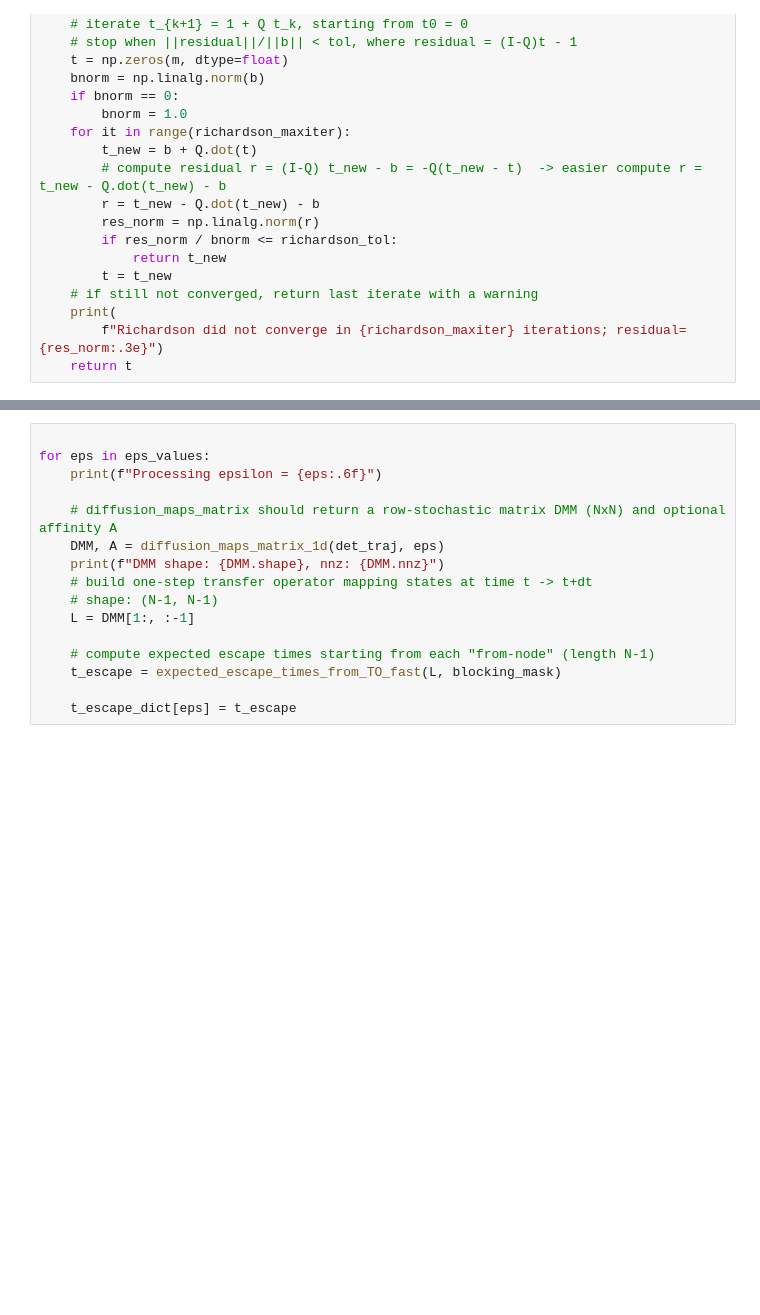
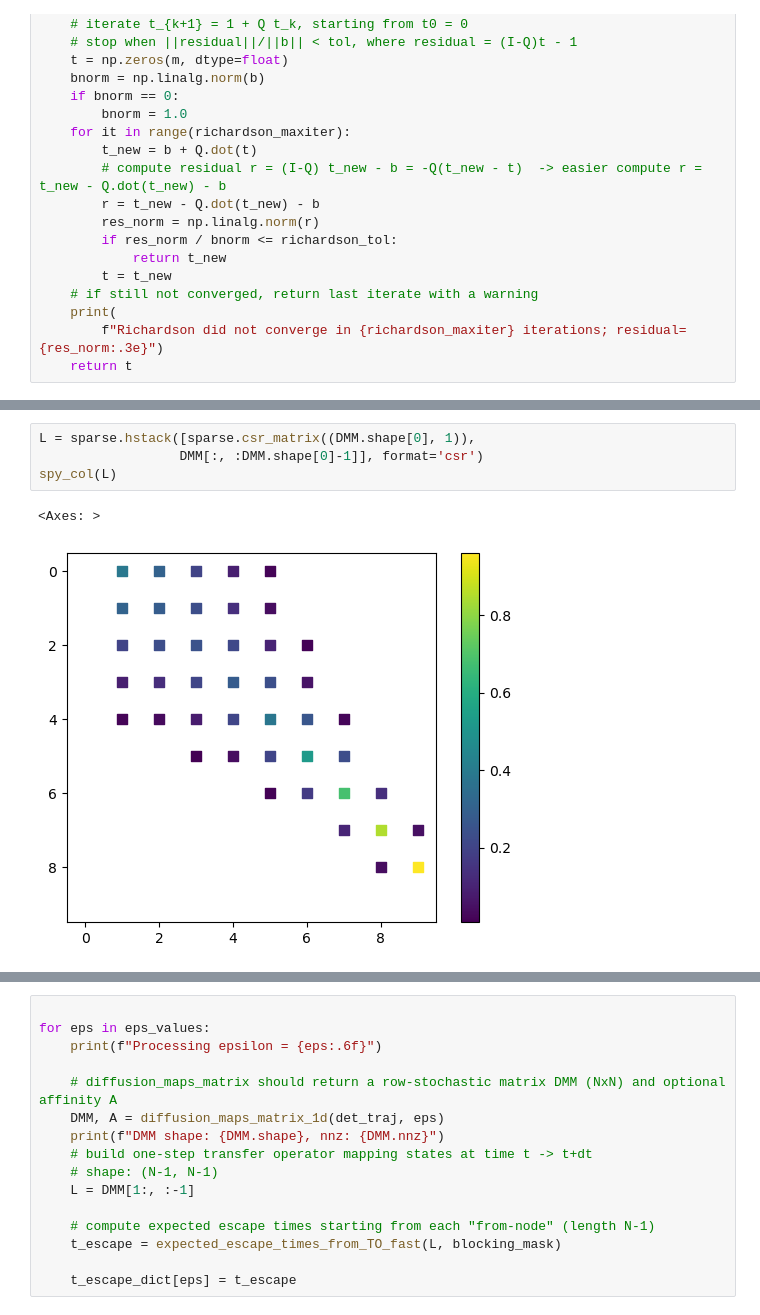
Before and after one commit to hschoeller/Stochastic_Intertia, a Jupyter notebook: code/code_deposit/Toy.ipynb, the cells around one changed output, grey strips where cells are left out. Saved outputs shown, nothing was run; the diff lists cells and outputs as text; blank space fills up the shorter version.

```diff
--- a/code/code_deposit/Toy.ipynb
+++ b/code/code_deposit/Toy.ipynb
@@ -531,0 +691,7 @@ def expected_escape_times_from_TO_fast(L, mask,
+# %%
+L = sparse.hstack([sparse.csr_matrix((DMM.shape[0], 1)),
+                  DMM[:, :DMM.shape[0]-1]], format='csr')
+spy_col(L)
+# %% [output]
+<Axes: >
+[figure, added]
```
Also changed, not shown: parts of 28 cells of this notebook.
